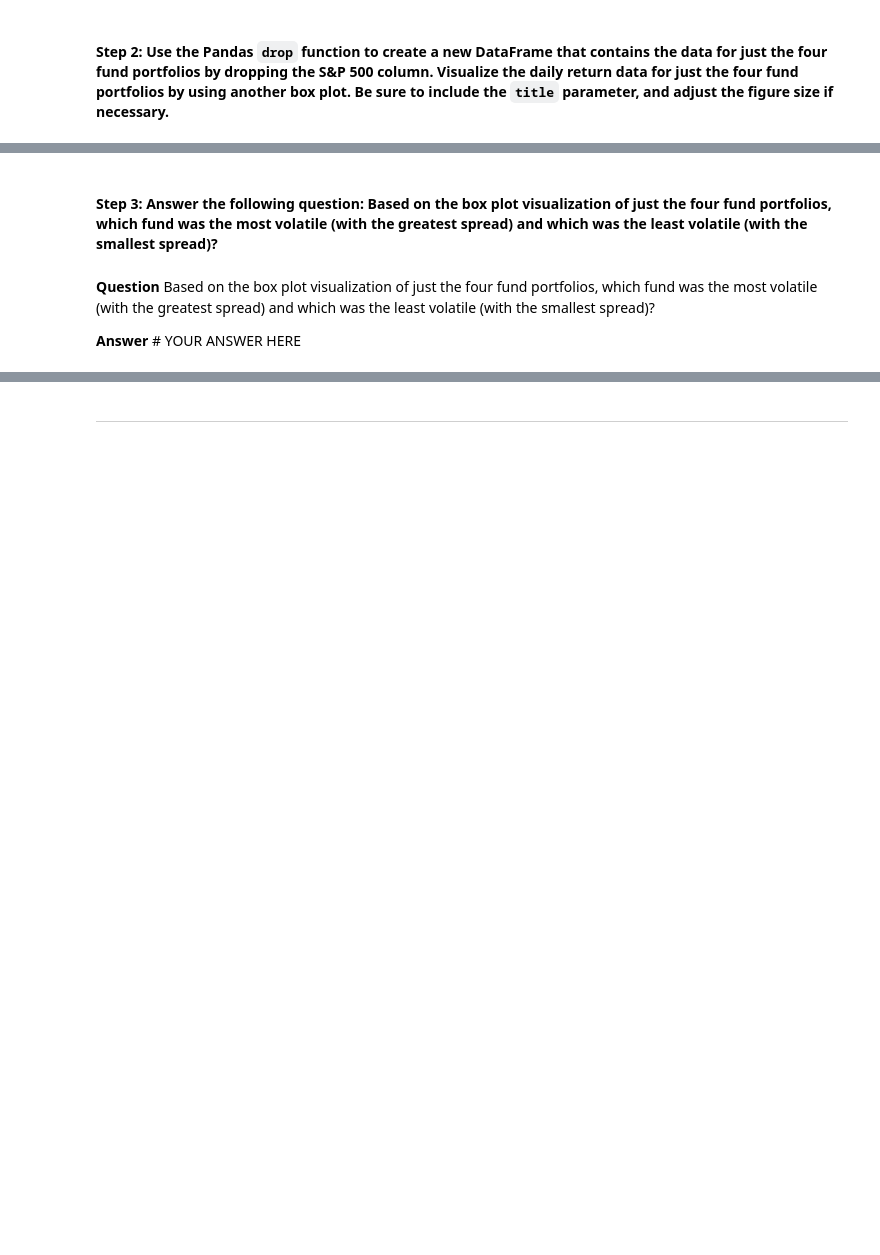
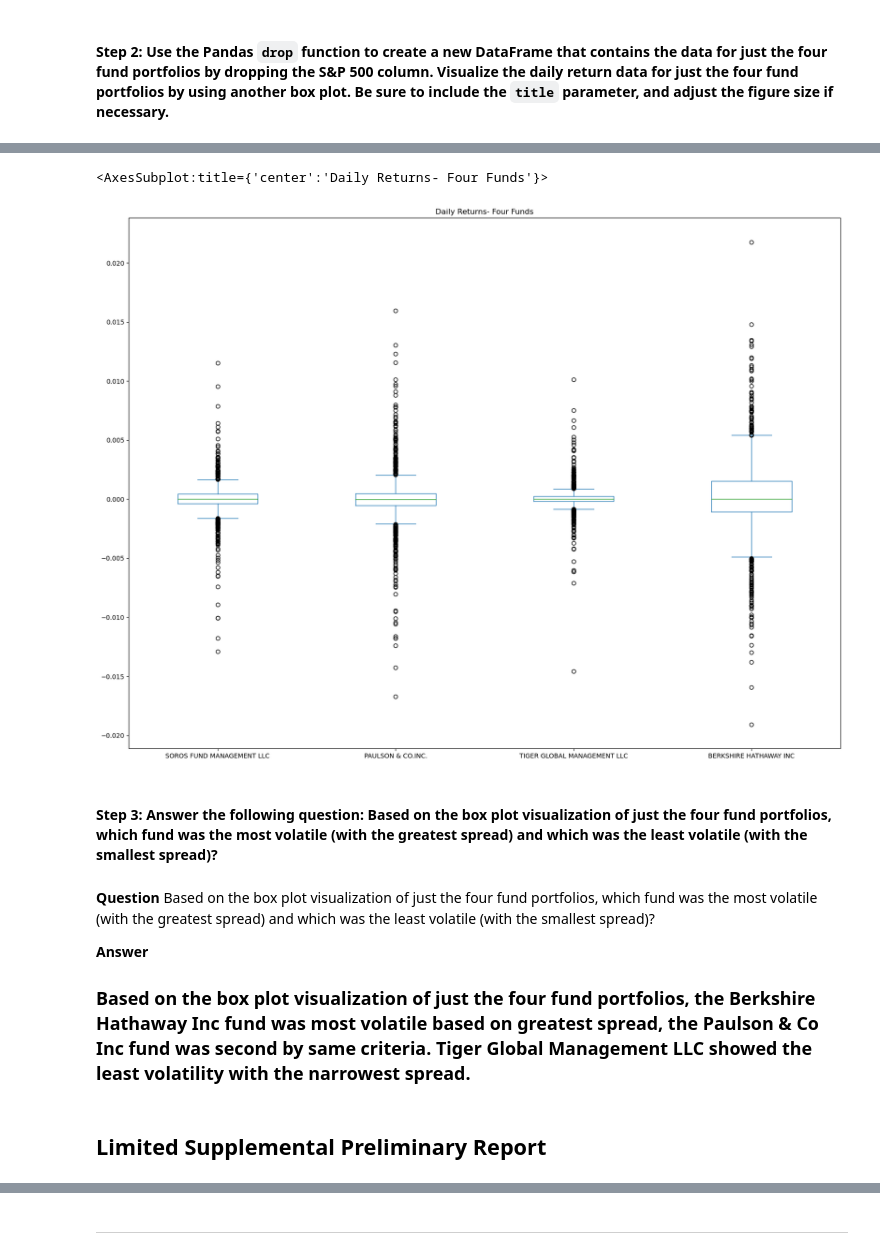
Before and after one commit to Billie-LS/Portfolio-key-risk-management-metrics-analysis, a Jupyter notebook: risk_return_analysis.ipynb, the cells around one changed output, grey strips where cells are left out. Saved outputs shown, nothing was run; the diff lists cells and outputs as text; code cells hidden in the pictures; blank space fills up the shorter version.

```diff
--- a/risk_return_analysis.ipynb
+++ b/risk_return_analysis.ipynb
@@ -204,4 +251,8 @@ Analyze the volatility of each of the four fund portfolios and of the S&P 500 In
 # Create a new DataFrame containing only the 4 fund portfolios by dropping the S&P 500 column from the DataFrame
 # Create box plots to reflect the return data for only the 4 fund portfolios
 # Include a title parameter and adjust the figure size
-# YOUR CODE HERE
+# df.drop(columns=['column_name'], inplace=True)
+funds_daily_returns = daily_returns.drop(columns='S&P 500')
+display(funds_daily_returns.head(4))
+funds_daily_returns.plot(kind='box', legend=True, figsize=(20,15), title='Daily Returns- Four Funds')
+# %% [output]
@@ -208,6 +265,11 @@ Analyze the volatility of each of the four fund portfolios and of the S&P 500 In
+<AxesSubplot:title={'center':'Daily Returns- Four Funds'}>
+[figure, added]
 # %% [markdown]
 #### Step 3: Answer the following question: Based on the box plot visualization of just the four fund portfolios, which fund was the most volatile (with the greatest spread) and which was the least volatile (with the smallest spread)?
 # %% [markdown]
 **Question** Based on the box plot visualization of just the four fund portfolios, which fund was the most volatile (with the greatest spread) and which was the least volatile (with the smallest spread)?
 
-**Answer** # YOUR ANSWER HERE
+**Answer**
+### Based on the box plot visualization of just the four fund portfolios, the Berkshire Hathaway Inc fund was most volatile based on greatest spread, the Paulson & Co Inc fund was second by same criteria.  Tiger Global Management LLC showed the least volatility with the narrowest spread.
+# %% [markdown]
+## Limited Supplemental Preliminary Report
```
Also changed, not shown: parts of 34 cells of this notebook.
